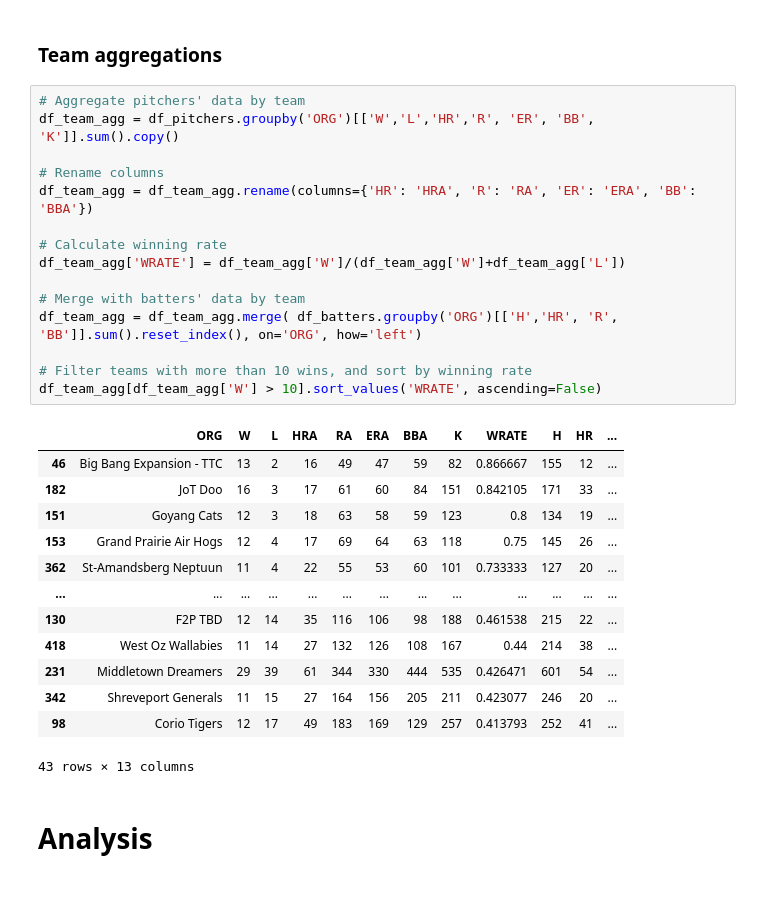
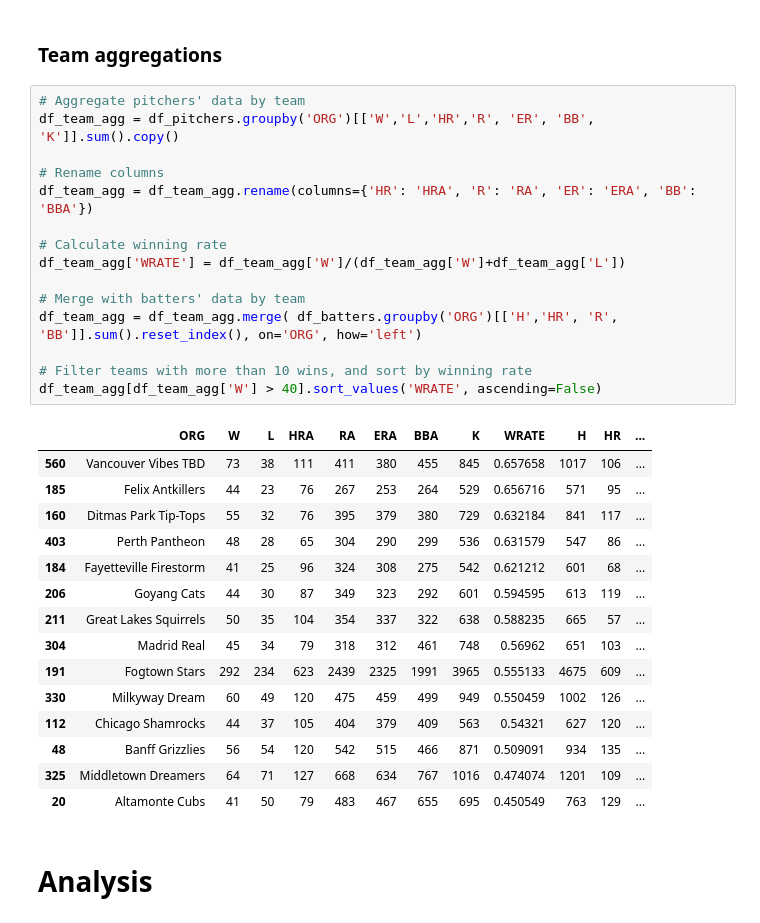
Before and after one commit to AdVarga90/Projects, a Jupyter notebook: OOTP/OOTP24.ipynb, the cells around one changed output. Cells and saved outputs as stored; diff of their text form; blank space fills up the shorter version.

```diff
--- a/OOTP/OOTP24.ipynb
+++ b/OOTP/OOTP24.ipynb
@@ -305,32 +305,34 @@ df_batters_agg[wm_def_col] = df_batters_agg[wm_def_col].div(df_batters_agg['IP']
 # %%
 # Aggregate pitchers' data by team
 df_team_agg = df_pitchers.groupby('ORG')[['W','L','HR','R', 'ER', 'BB', 'K']].sum().copy()
 
 # Rename columns
 df_team_agg = df_team_agg.rename(columns={'HR': 'HRA', 'R': 'RA', 'ER': 'ERA', 'BB': 'BBA'})
 
 # Calculate winning rate
 df_team_agg['WRATE'] = df_team_agg['W']/(df_team_agg['W']+df_team_agg['L'])
 
 # Merge with batters' data by team
 df_team_agg = df_team_agg.merge( df_batters.groupby('ORG')[['H','HR', 'R', 'BB']].sum().reset_index(), on='ORG', how='left')
 
 # Filter teams with more than 10 wins, and sort by winning rate
-df_team_agg[df_team_agg['W'] > 10].sort_values('WRATE', ascending=False)
+df_team_agg[df_team_agg['W'] > 40].sort_values('WRATE', ascending=False)
 # %% [output]
 |  | ORG | W | L | HRA | RA | ERA | BBA | K | WRATE | H | HR | ... |
-| 46 | Big Bang Expansion - TTC | 13 | 2 | 16 | 49 | 47 | 59 | 82 | 0.866667 | 155 | 12 | ... |
-| 182 | JoT Doo | 16 | 3 | 17 | 61 | 60 | 84 | 151 | 0.842105 | 171 | 33 | ... |
-| 151 | Goyang Cats | 12 | 3 | 18 | 63 | 58 | 59 | 123 | 0.8 | 134 | 19 | ... |
-| 153 | Grand Prairie Air Hogs | 12 | 4 | 17 | 69 | 64 | 63 | 118 | 0.75 | 145 | 26 | ... |
-| 362 | St-Amandsberg Neptuun | 11 | 4 | 22 | 55 | 53 | 60 | 101 | 0.733333 | 127 | 20 | ... |
-| ... | ... | ... | ... | ... | ... | ... | ... | ... | ... | ... | ... | ... |
-| 130 | F2P TBD | 12 | 14 | 35 | 116 | 106 | 98 | 188 | 0.461538 | 215 | 22 | ... |
-| 418 | West Oz Wallabies | 11 | 14 | 27 | 132 | 126 | 108 | 167 | 0.44 | 214 | 38 | ... |
-| 231 | Middletown Dreamers | 29 | 39 | 61 | 344 | 330 | 444 | 535 | 0.426471 | 601 | 54 | ... |
-| 342 | Shreveport Generals | 11 | 15 | 27 | 164 | 156 | 205 | 211 | 0.423077 | 246 | 20 | ... |
-| 98 | Corio Tigers | 12 | 17 | 49 | 183 | 169 | 129 | 257 | 0.413793 | 252 | 41 | ... |
+| 560 | Vancouver Vibes TBD | 73 | 38 | 111 | 411 | 380 | 455 | 845 | 0.657658 | 1017 | 106 | ... |
+| 185 | Felix Antkillers | 44 | 23 | 76 | 267 | 253 | 264 | 529 | 0.656716 | 571 | 95 | ... |
+| 160 | Ditmas Park Tip-Tops | 55 | 32 | 76 | 395 | 379 | 380 | 729 | 0.632184 | 841 | 117 | ... |
+| 403 | Perth Pantheon | 48 | 28 | 65 | 304 | 290 | 299 | 536 | 0.631579 | 547 | 86 | ... |
+| 184 | Fayetteville Firestorm | 41 | 25 | 96 | 324 | 308 | 275 | 542 | 0.621212 | 601 | 68 | ... |
+| 206 | Goyang Cats | 44 | 30 | 87 | 349 | 323 | 292 | 601 | 0.594595 | 613 | 119 | ... |
+| 211 | Great Lakes Squirrels | 50 | 35 | 104 | 354 | 337 | 322 | 638 | 0.588235 | 665 | 57 | ... |
+| 304 | Madrid Real | 45 | 34 | 79 | 318 | 312 | 461 | 748 | 0.56962 | 651 | 103 | ... |
+| 191 | Fogtown Stars | 292 | 234 | 623 | 2439 | 2325 | 1991 | 3965 | 0.555133 | 4675 | 609 | ... |
+| 330 | Milkyway Dream | 60 | 49 | 120 | 475 | 459 | 499 | 949 | 0.550459 | 1002 | 126 | ... |
+| 112 | Chicago Shamrocks | 44 | 37 | 105 | 404 | 379 | 409 | 563 | 0.54321 | 627 | 120 | ... |
+| 48 | Banff Grizzlies | 56 | 54 | 120 | 542 | 515 | 466 | 871 | 0.509091 | 934 | 135 | ... |
+| 325 | Middletown Dreamers | 64 | 71 | 127 | 668 | 634 | 767 | 1016 | 0.474074 | 1201 | 109 | ... |
+| 20 | Altamonte Cubs | 41 | 50 | 79 | 483 | 467 | 655 | 695 | 0.450549 | 763 | 129 | ... |
-43 rows × 13 columns
 # %% [markdown]
 # Analysis
 # %% [markdown]
```
Also changed, not shown: parts of 50 cells of this notebook.
